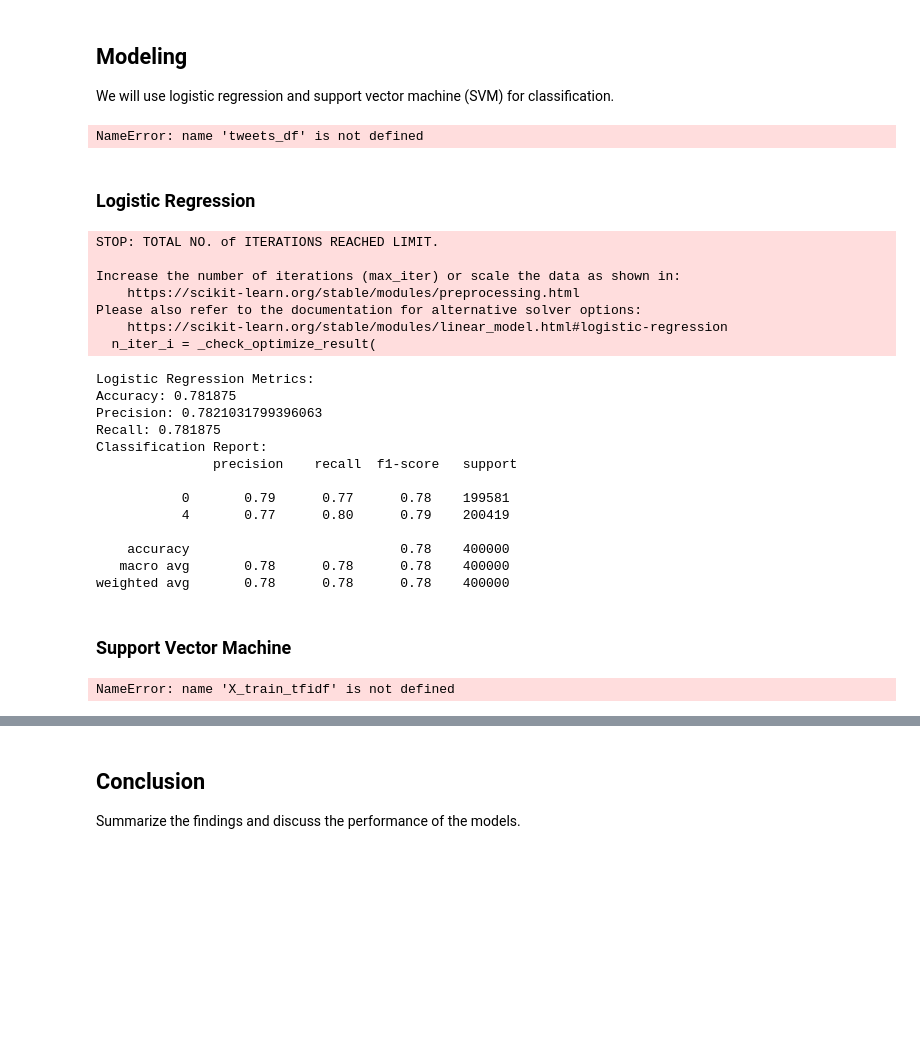
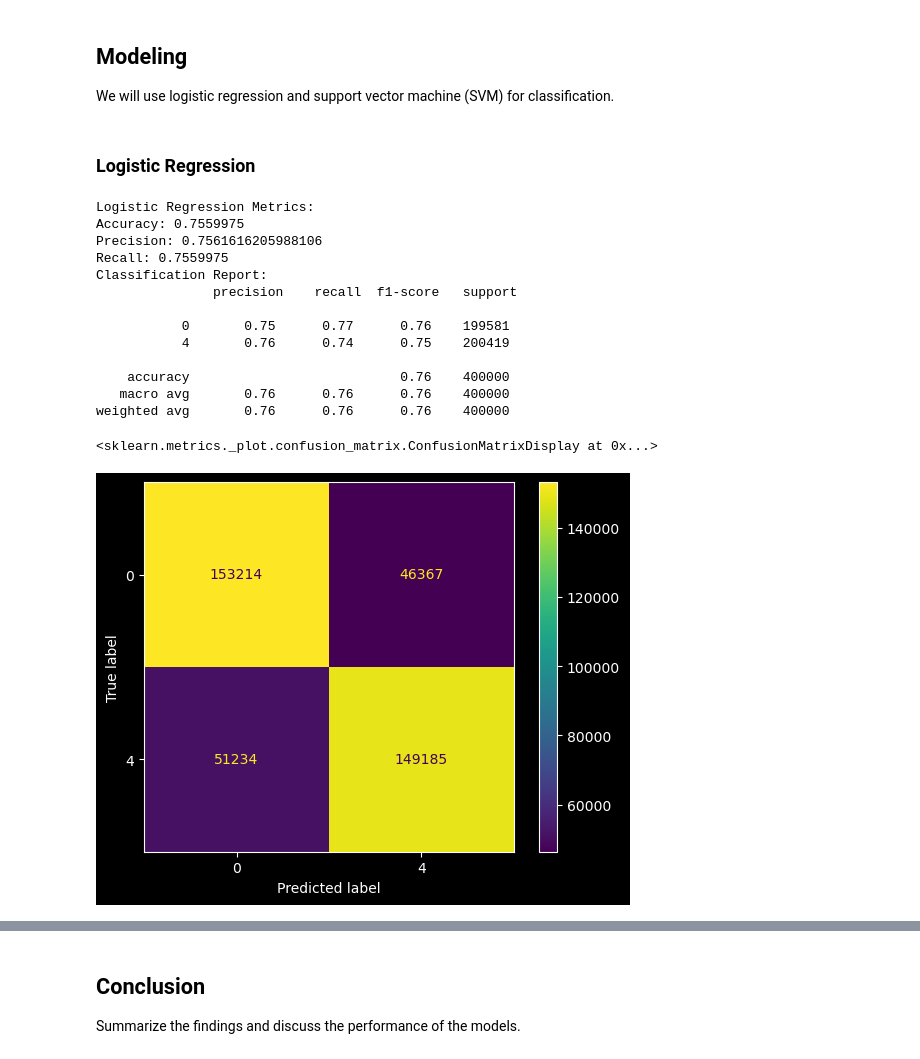
Before and after one commit to adaves/data_projects, a Jupyter notebook: x_sentiment_analysis/x_sentiment_analysis/notebooks/x_sentiment_analysis_.ipynb, the cells around one changed output, grey strips where cells are left out. Drawn from its saved outputs; the diff is of its cells as text; code cells hidden in the pictures; blank space fills up the shorter version.

```diff
--- a/x_sentiment_analysis/x_sentiment_analysis/notebooks/x_sentiment_analysis_.ipynb
+++ b/x_sentiment_analysis/x_sentiment_analysis/notebooks/x_sentiment_analysis_.ipynb
@@ -46,10 +51,10 @@ from library.sb_utils import save_file
 %matplotlib inline
 # %%
 path = r"C:\Users\adame\OneDrive\Desktop\python_scripts\data_projects\x_sentiment_analysis\x_sentiment_analysis\data\raw\training.1600000.processed.noemoticon.csv"
-tweets_df = pd.read_csv(path, encoding='latin', header=None)
+unprocessed_tweets_df = pd.read_csv(path, encoding='latin', header=None)
 # %%
-tweets_df.columns = ['sentiment', 'id', 'date', 'query', 'user_id', 'text']
-tweets_df.head()
+unprocessed_tweets_df.columns = ['sentiment', 'id', 'date', 'query', 'user_id', 'text']
+unprocessed_tweets_df.head()
 # %% [output]
 |  | sentiment | id | date | query | user_id | text |
 | 0 | 0 | 1467810369 | Mon Apr 06 22:19:45 PDT 2009 | NO_QUERY | _TheSpecialOne_ | @switchfoot http://twitpic.com/2y... |
@@ -130,25 +144,36 @@ tweets_df = pd.read_csv(path)
 We will use logistic regression and support vector machine (SVM) for classification.
 # %%
 # Fill NaN values with an empty string
-tweets_df['cleaned_text'] = tweets_df['cleaned_text'].fillna('')
+processed_tweets_df['cleaned_text'] = processed_tweets_df['cleaned_text'].fillna('')
 
 # Split the data into training and testing sets
-X_train, X_test, y_train, y_test = train_test_split(tweets_df['cleaned_text'], tweets_df['sentiment'], test_size=0.25, random_state=42)
+X_train, X_test, y_train, y_test = train_test_split(processed_tweets_df['cleaned_text'], processed_tweets_df['sentiment'], test_size=0.25, random_state=42)
 
 # Vectorize the text data using TF-IDF
 vectorizer = TfidfVectorizer()
 X_train_tfidf = vectorizer.fit_transform(X_train)
 X_test_tfidf = vectorizer.transform(X_test)
-# %% [output]
-NameError: name 'tweets_df' is not defined
 # %% [markdown]
 ### Logistic Regression
 # %%
-# Train a logistic regression model
-logreg = LogisticRegressionCV(solver='lbfgs', random_state=42, max_iter=1000, n_jobs=-1)
-logreg.fit(X_train_tfidf, y_train)
+# scale the features
+scaler = StandardScaler(with_mean=False)
+X_train_scaled = scaler.fit_transform(X_train_tfidf)
 
-# Make predictions
+# Initialize the Logistic Regression model
+logreg = LogisticRegressionCV(Cs=[0.01, 0.1, 1],        # Regularization strengths
+                              cv=5,                     # Cross-validation folds
+                              solver='saga',            # Optimized solver for large datasets
+                              random_state=42,          # Random state for reproducibility
+                              max_iter=1000,            # Max iterations
+                              tol=0.1,                  # Tolerance for convergence
+                              class_weight='balanced',  # Handle class imbalance
+                              n_jobs=-1)                # Utilize all CPU cores
+
+# Fit the model on the training set
+logreg.fit(X_train_scaled, y_train)
+
+# Make predictions on the test set
 y_pred_logreg = logreg.predict(X_test_tfidf)
 
 # Evaluate the model
@@ -158,25 +183,16 @@ print('Precision:', precision_score(y_test, y_pred_logreg, average='weighted'))
 print('Recall:', recall_score(y_test, y_pred_logreg, average='weighted'))
 print('Classification Report:\n', classification_report(y_test, y_pred_logreg))
 # %% [output]
-STOP: TOTAL NO. of ITERATIONS REACHED LIMIT.
+Logistic Regression Metrics:
+Accuracy: 0.7559975
+Precision: 0.7561616205988106
+Recall: 0.7559975
+Classification Report:
+               precision    recall  f1-score   support
 
-Increase the number of iterations (max_iter) or scale the data as shown in:
-    https://scikit-learn.org/stable/modules/preprocessing.html
-Please also refer to the documentation for alternative solver options:
-    https://scikit-learn.org/stable/modules/linear_model.html#logistic-regression
-  n_iter_i = _check_optimize_result(
+           0       0.75      0.77      0.76    199581
+           4       0.76      0.74      0.75    200419
+
+    accuracy                           0.76    400000
+   macro avg       0.76      0.76      0.76    400000
+weighted avg       0.76      0.76      0.76    400000
-Logistic Regression Metrics:
-Accuracy: 0.781875
-Precision: 0.7821031799396063
-Recall: 0.781875
-Classification Report:
-               precision    recall  f1-score   support
-
-           0       0.79      0.77      0.78    199581
-           4       0.77      0.80      0.79    200419
-
-    accuracy                           0.78    400000
-   macro avg       0.78      0.78      0.78    400000
-weighted avg       0.78      0.78      0.78    400000
-# %% [markdown]
-### Support Vector Machine
@@ -186,5 +198,0 @@ from sklearn.preprocessing import StandardScaler
-# %%
-scaler = StandardScaler()
-X_train_tfidf_scaled = scaler.fit_transform(X_train_tfidf)
-# %% [output]
-NameError: name 'X_train_tfidf' is not defined
@@ -211,0 +199,9 @@ print('Classification Report:\n', classification_report(y_test, y_pred_svm))
+# %%
+# import confusion matrix
+from sklearn.metrics import ConfusionMatrixDisplay
+
+# Display confusion matrix
+ConfusionMatrixDisplay.from_estimator(logreg, X_test_tfidf, y_test)
+# %% [output]
+<sklearn.metrics._plot.confusion_matrix.ConfusionMatrixDisplay at 0x...>
+[figure, added]
```
Also changed, not shown: parts of 22 cells of this notebook.
